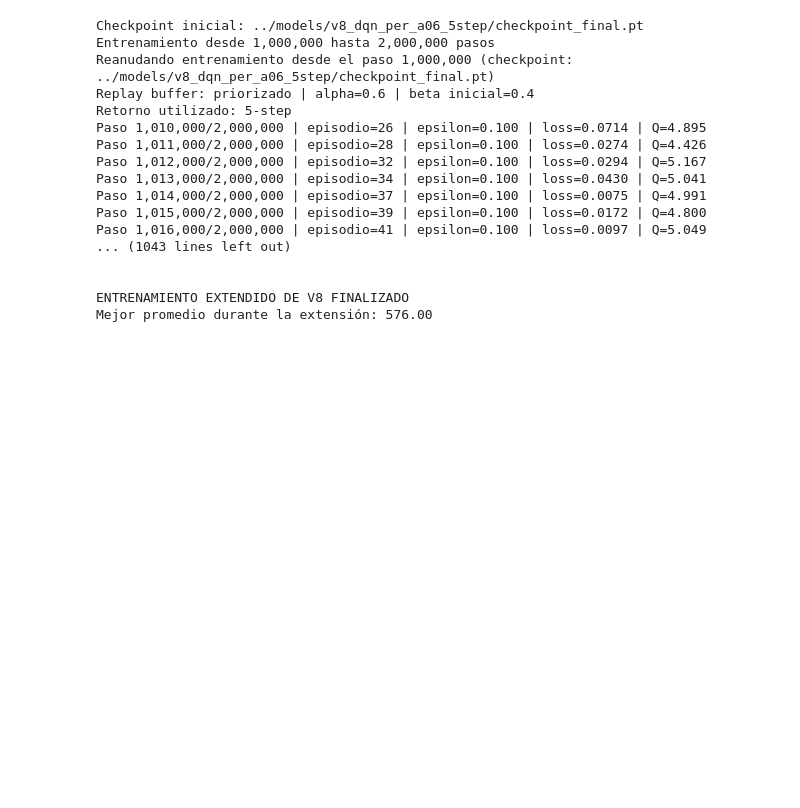
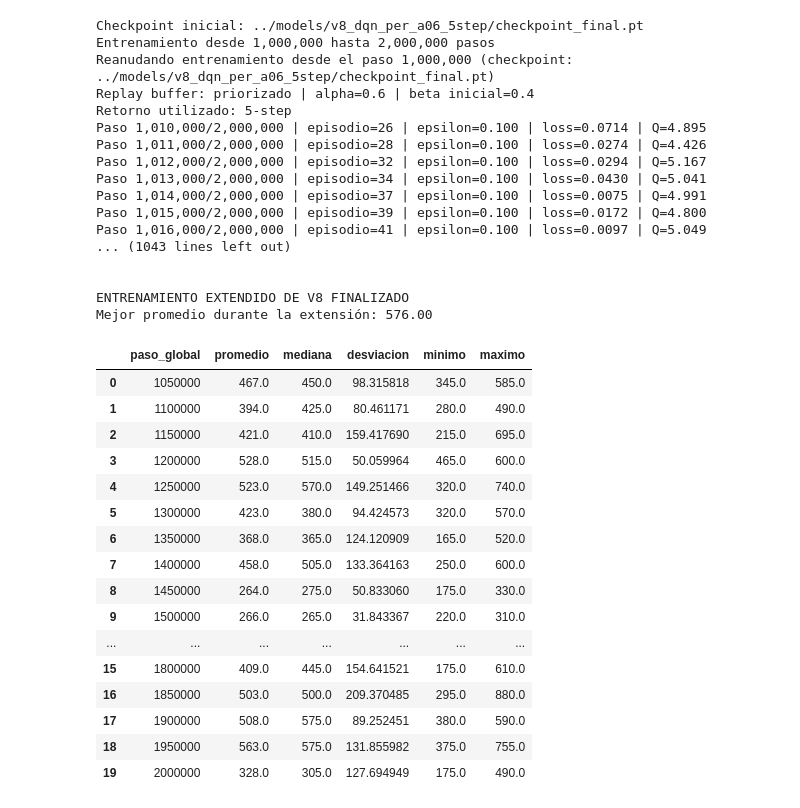
Before and after one commit to CamiR24/Proyecto2-DL, a Jupyter notebook: notebooks/08_ajuste_hiperparametros.ipynb, the cells around one changed output. Cells and saved outputs as stored; diff of their text form; code cells hidden in the pictures; blank space fills up the shorter version.

Commit message:
feat: extended training of v1 to 2000000 steps

```diff
--- a/notebooks/08_ajuste_hiperparametros.ipynb
+++ b/notebooks/08_ajuste_hiperparametros.ipynb
@@ -983,3 +983,96 @@ Paso 1,016,000/2,000,000 | episodio=41 | epsilon=0.100 | loss=0.0097 | Q=5.049
 
 ENTRENAMIENTO EXTENDIDO DE V8 FINALIZADO
 Mejor promedio durante la extensión: 576.00
+# %%
+from pathlib import Path
+import pandas as pd
+from IPython.display import display
+
+
+RUTA_LOG_V8_EXTENDIDO = Path(
+    "../logs/entrenamientos/"
+    "v8_dqn_per_a06_5step_extendido/"
+    "evaluaciones.csv"
+)
+
+RUTA_MEJOR_MODELO_V8_EXTENDIDO = Path(
+    "../models/"
+    "v8_dqn_per_a06_5step_extendido/"
+    "mejor_modelo.pt"
+)
+
+df_evaluaciones_v8_extendido = pd.read_csv(
+    RUTA_LOG_V8_EXTENDIDO
+)
+
+display(df_evaluaciones_v8_extendido)
+
+mejor_fila_v8_extendido = (
+    df_evaluaciones_v8_extendido.loc[
+        df_evaluaciones_v8_extendido["promedio"].idxmax()
+    ]
+)
+
+promedio_ultimas_tres_v8_extendido = (
+    df_evaluaciones_v8_extendido["promedio"]
+    .tail(3)
+    .mean()
+)
+
+print("\nMEJOR EVALUACIÓN DE V8 EXTENDIDO")
+print(
+    f"Paso: "
+    f"{int(mejor_fila_v8_extendido['paso_global']):,}"
+)
+print(
+    f"Promedio: "
+    f"{mejor_fila_v8_extendido['promedio']:.2f}"
+)
+print(
+    f"Mediana: "
+    f"{mejor_fila_v8_extendido['mediana']:.2f}"
+)
+print(
+    f"Desviación: "
+    f"{mejor_fila_v8_extendido['desviacion']:.2f}"
+)
+print(
+    f"Mínimo: "
+    f"{mejor_fila_v8_extendido['minimo']:.2f}"
+)
+print(
+    f"Máximo: "
+    f"{mejor_fila_v8_extendido['maximo']:.2f}"
+)
+
+print(
+    "\nPromedio de las últimas tres evaluaciones: "
+    f"{promedio_ultimas_tres_v8_extendido:.2f}"
+)
+
+print(
+    "\nCheckpoint disponible:",
+    (
+        "OK"
+        if RUTA_MEJOR_MODELO_V8_EXTENDIDO.exists()
+        else "NO ENCONTRADO"
+    ),
+)
+# %% [output]
+|  | paso_global | promedio | mediana | desviacion | minimo | maximo |
+| 0 | 1050000 | 467.0 | 450.0 | 98.315818 | 345.0 | 585.0 |
+| 1 | 1100000 | 394.0 | 425.0 | 80.461171 | 280.0 | 490.0 |
+| 2 | 1150000 | 421.0 | 410.0 | 159.417690 | 215.0 | 695.0 |
+| 3 | 1200000 | 528.0 | 515.0 | 50.059964 | 465.0 | 600.0 |
+| 4 | 1250000 | 523.0 | 570.0 | 149.251466 | 320.0 | 740.0 |
+| 5 | 1300000 | 423.0 | 380.0 | 94.424573 | 320.0 | 570.0 |
+| 6 | 1350000 | 368.0 | 365.0 | 124.120909 | 165.0 | 520.0 |
+| 7 | 1400000 | 458.0 | 505.0 | 133.364163 | 250.0 | 600.0 |
+| 8 | 1450000 | 264.0 | 275.0 | 50.833060 | 175.0 | 330.0 |
+| 9 | 1500000 | 266.0 | 265.0 | 31.843367 | 220.0 | 310.0 |
+| ... | ... | ... | ... | ... | ... | ... |
+| 15 | 1800000 | 409.0 | 445.0 | 154.641521 | 175.0 | 610.0 |
+| 16 | 1850000 | 503.0 | 500.0 | 209.370485 | 295.0 | 880.0 |
+| 17 | 1900000 | 508.0 | 575.0 | 89.252451 | 380.0 | 590.0 |
+| 18 | 1950000 | 563.0 | 575.0 | 131.855982 | 375.0 | 755.0 |
+| 19 | 2000000 | 328.0 | 305.0 | 127.694949 | 175.0 | 490.0 |
```
Also changed, not shown: parts of 9 cells of this notebook, 7 other files.
